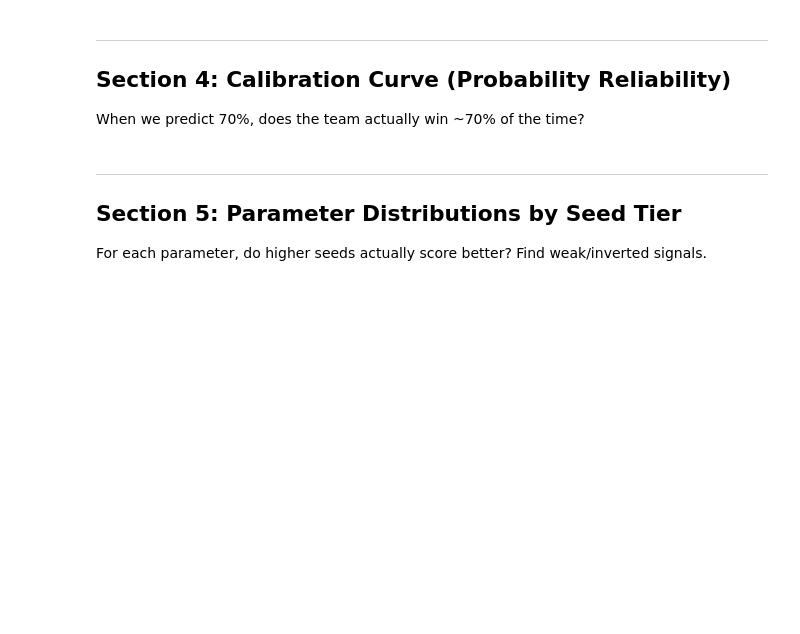
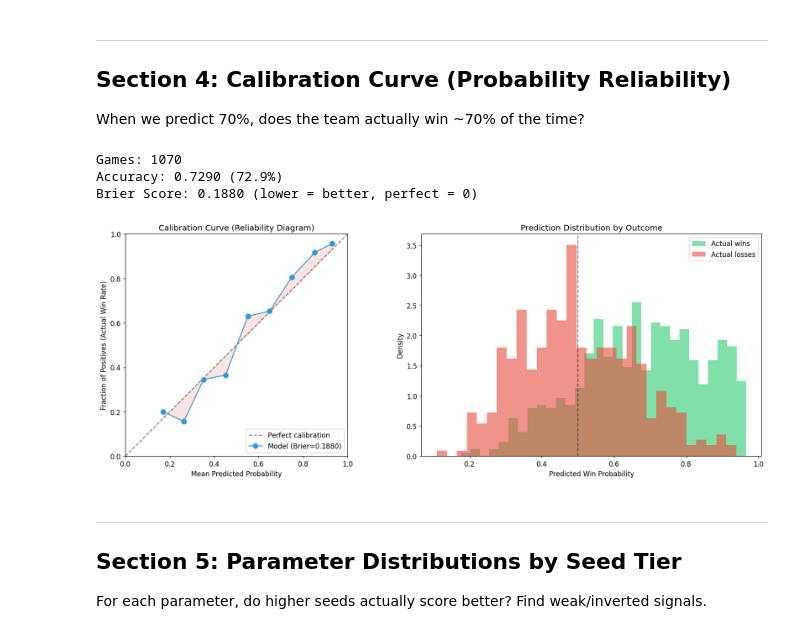
Before and after one commit to aldemirkonuk/MarchMadness2026, a Jupyter notebook: notebooks/model_diagnostics.ipynb, the cells around one changed output. Saved outputs shown, nothing was run; the diff lists cells and outputs as text; code cells hidden in the pictures; blank space fills up the shorter version.

```diff
--- a/notebooks/model_diagnostics.ipynb
+++ b/notebooks/model_diagnostics.ipynb
@@ -249,7 +322,7 @@ norm_b = normalized[n_games:]
 
 y_true = []
 y_pred = []
-for i, (_, _, a_won) in enumerate(games):
+for i, (_, _, a_won, _year) in enumerate(games):
     prob_a = _predict_winner(norm_a[i], norm_b[i], CORE_WEIGHTS)
     y_pred.append(prob_a)
     y_true.append(int(a_won))
@@ -267,33 +340,38 @@ print(f'Brier Score: {brier:.4f} (lower = better, perfect = 0)')
 # Calibration curve
 prob_true, prob_pred = calibration_curve(y_true, y_pred, n_bins=10, strategy='uniform')
 
 fig, axes = plt.subplots(1, 2, figsize=(16, 6))
 
 # Reliability diagram
 ax = axes[0]
 ax.plot([0, 1], [0, 1], 'k--', alpha=0.5, label='Perfect calibration')
 ax.plot(prob_pred, prob_true, 'o-', color='#3498db', markersize=8, label=f'Model (Brier={brier:.4f})')
 ax.fill_between(prob_pred, prob_true, prob_pred, alpha=0.15, color='#e74c3c')
 ax.set_xlabel('Mean Predicted Probability')
 ax.set_ylabel('Fraction of Positives (Actual Win Rate)')
 ax.set_title('Calibration Curve (Reliability Diagram)')
 ax.legend(loc='lower right')
 ax.set_xlim(0, 1)
 ax.set_ylim(0, 1)
 ax.set_aspect('equal')
 
 # Prediction distribution
 ax2 = axes[1]
 ax2.hist(y_pred[y_true == 1], bins=30, alpha=0.6, color='#2ecc71', label='Actual wins', density=True)
 ax2.hist(y_pred[y_true == 0], bins=30, alpha=0.6, color='#e74c3c', label='Actual losses', density=True)
 ax2.set_xlabel('Predicted Win Probability')
 ax2.set_ylabel('Density')
 ax2.set_title('Prediction Distribution by Outcome')
 ax2.legend()
 ax2.axvline(x=0.5, color='black', linestyle='--', alpha=0.5)
 
 plt.tight_layout()
 plt.show()
+# %% [output]
+Games: 1070
+Accuracy: 0.7290 (72.9%)
+Brier Score: 0.1880 (lower = better, perfect = 0)
+[figure, added]
 # %% [markdown]
 ---
 ## Section 5: Parameter Distributions by Seed Tier
```
Also changed, not shown: parts of 20 cells of this notebook, 8 other files.
